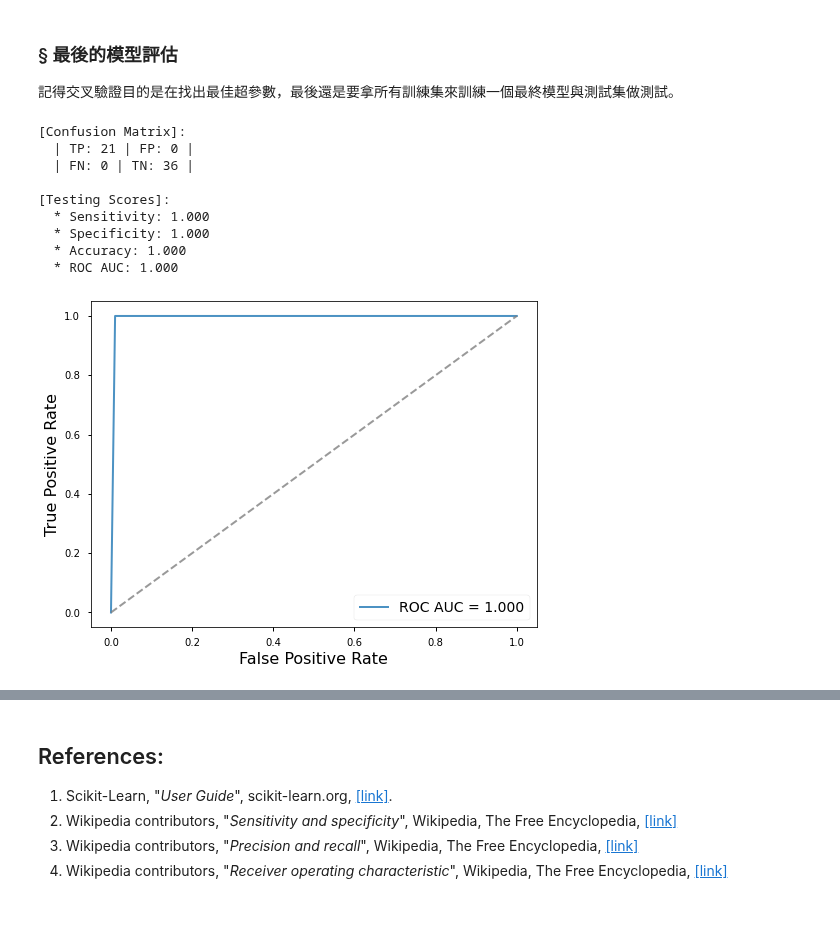
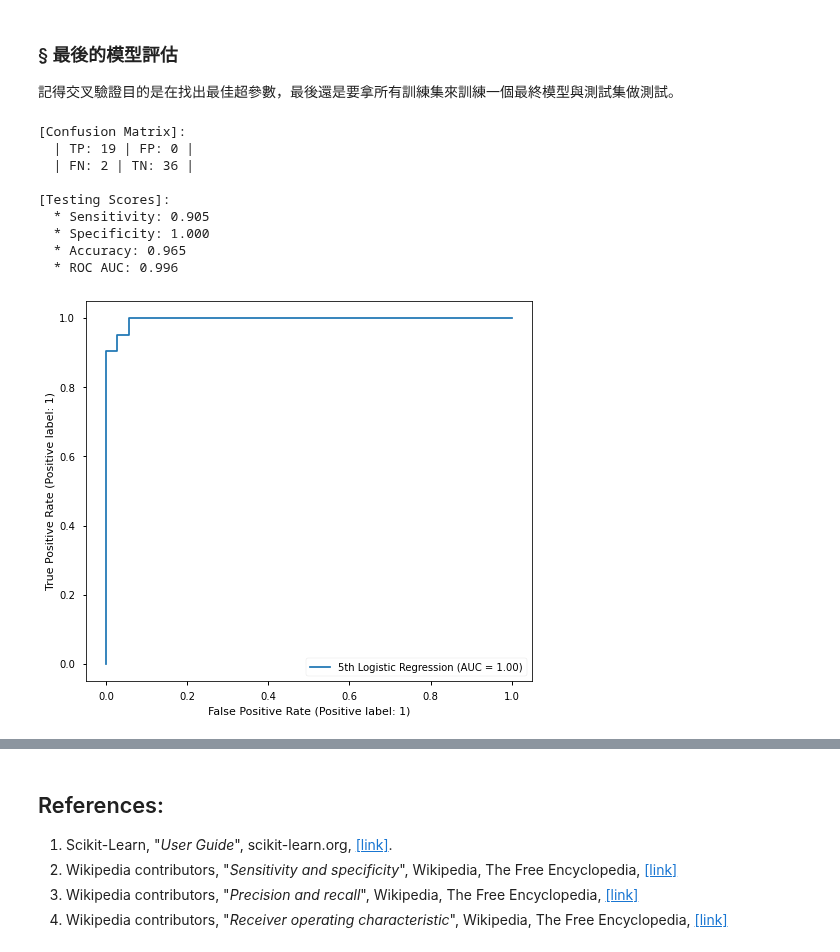
Before and after one commit to twMr7/Python-Machine-Learning, a Jupyter notebook: 15-Machine_Learning_with_Scikit.ipynb, the cells around one changed output, grey strips where cells are left out. Drawn from its saved outputs; the diff is of its cells as text; code cells hidden in the pictures; blank space fills up the shorter version.

Commit message:
improved ROC curve explanation in CHP 15

```diff
--- a/15-Machine_Learning_with_Scikit.ipynb
+++ b/15-Machine_Learning_with_Scikit.ipynb
@@ -589,17 +639,17 @@ dtype: float64
 記得交叉驗證目的是在找出最佳超參數，最後還是要拿所有訓練集來訓練一個最終模型與測試集做測試。
 # %%
 # 與前面範例相同的 pipeline 定義，假設超參數就是最佳
-pipelr = Pipeline(
+pipelr5 = Pipeline(
     steps=[
         ('zscaler', StandardScaler()),
-        ('lr', LogisticRegression(max_iter=300))
+        ('lr', LogisticRegression(max_iter=100))
     ]
 )
 
 # 直接訓練整個訓練集
-pipelr.fit(X_train, Y_train)
+pipelr5.fit(X_train, Y_train)
 # 已訓練模型用來預測測試集
-Y_predict = pipelr.predict(X_test)
+Y_predict = pipelr5.predict(X_test)
 
 # confusion matrix
 TN, FP, FN, TP = confusion_matrix(Y_test, Y_predict).ravel()
@@ -612,31 +662,22 @@ print('[Testing Scores]:\n  * Sensitivity: {:.3f}\n  * Specificity: {:.3f}'.form
 
 # accuracy and ROC AUC
 accuracy = accuracy_score(Y_test, Y_predict)
-rocauc = roc_auc_score(Y_test, pipelr.predict_proba(X_test)[:,1])
+rocauc = roc_auc_score(Y_test, pipelr5.predict_proba(X_test)[:,1])
 print('  * Accuracy: {:.3f}\n  * ROC AUC: {:.3f}'.format(accuracy, rocauc))
-
-# plot ROC curve
-_, ax = plt.subplots(figsize=(8, 6))
-fpr, tpr, _ = roc_curve(Y_test, pipelr.predict_proba(X_test)[:,1])
-mean_fpr = np.linspace(0, 1, 100)
-interp_tpr = np.interp(mean_fpr, fpr, tpr)
-interp_tpr[0] = 0.0
-ax.plot(mean_fpr, interp_tpr, label='ROC AUC = {:.3f}'.format(rocauc), lw=2, alpha=0.8)
-# the diagonal line
-ax.plot([0, 1], [0, 1], linestyle='--', lw=2, color='#808080', alpha=0.8)
-ax.set(xlim=[-0.05, 1.05], ylim=[-0.05, 1.05])
-ax.set_xlabel('False Positive Rate', fontsize=16)
-ax.set_ylabel('True Positive Rate', fontsize=16)
-ax.legend(loc="lower right", fontsize=14)
-plt.show()
 # %% [output]
 [Confusion Matrix]:
-  | TP: 21 | FP: 0 |
-  | FN: 0 | TN: 36 |
+  | TP: 19 | FP: 0 |
+  | FN: 2 | TN: 36 |
 
 [Testing Scores]:
-  * Sensitivity: 1.000
+  * Sensitivity: 0.905
   * Specificity: 1.000
-  * Accuracy: 1.000
-  * ROC AUC: 1.000
+  * Accuracy: 0.965
+  * ROC AUC: 0.996
-[figure, removed]
+# %%
+# 畫出 ROC 曲線
+_, ax5 = plt.subplots(figsize=(8, 7))
+plot_roc_curve(pipelr5, X_test, Y_test, name='5th Logistic Regression', ax=ax5)
+plt.show()
+# %% [output]
+[figure, added]
```
Also changed, not shown: parts of 38 cells of this notebook.
